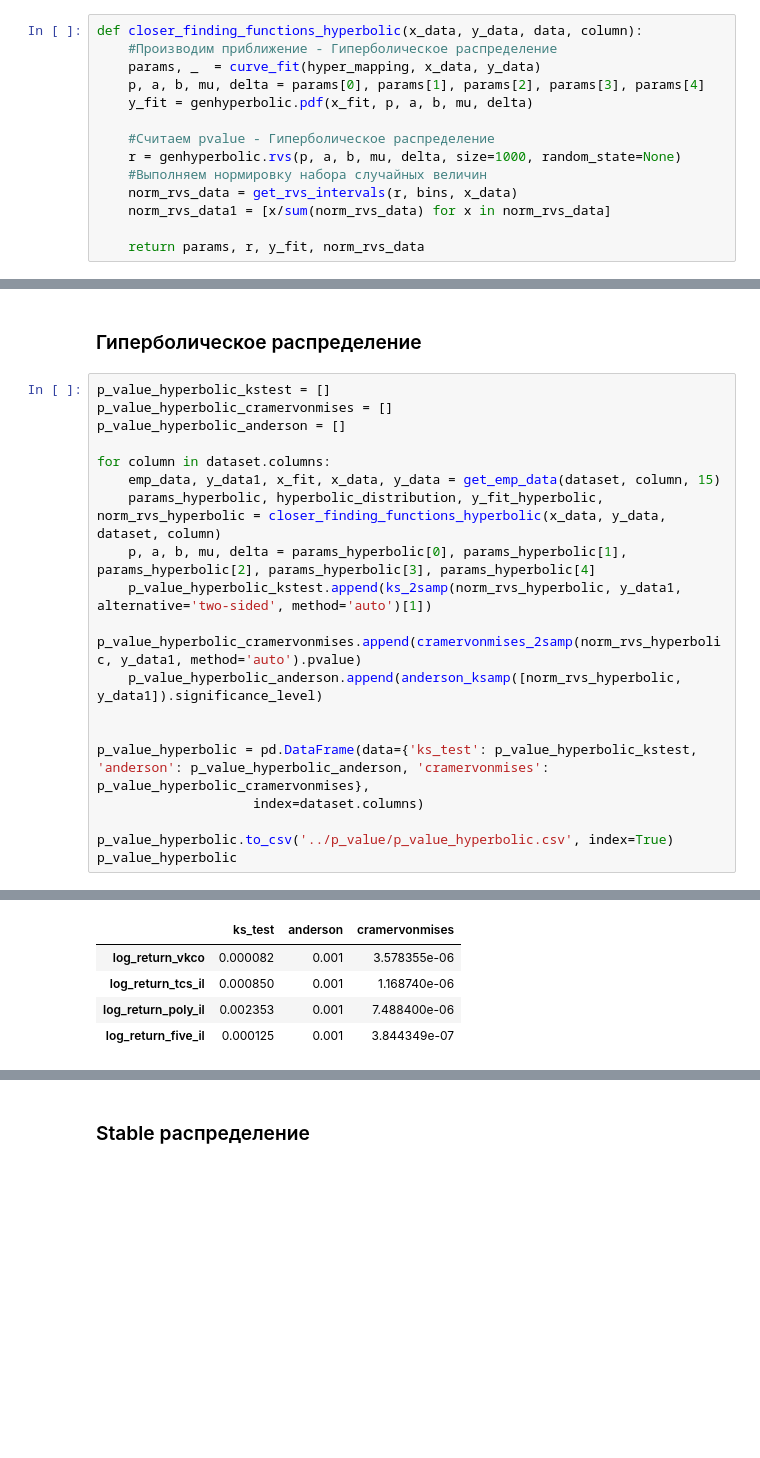
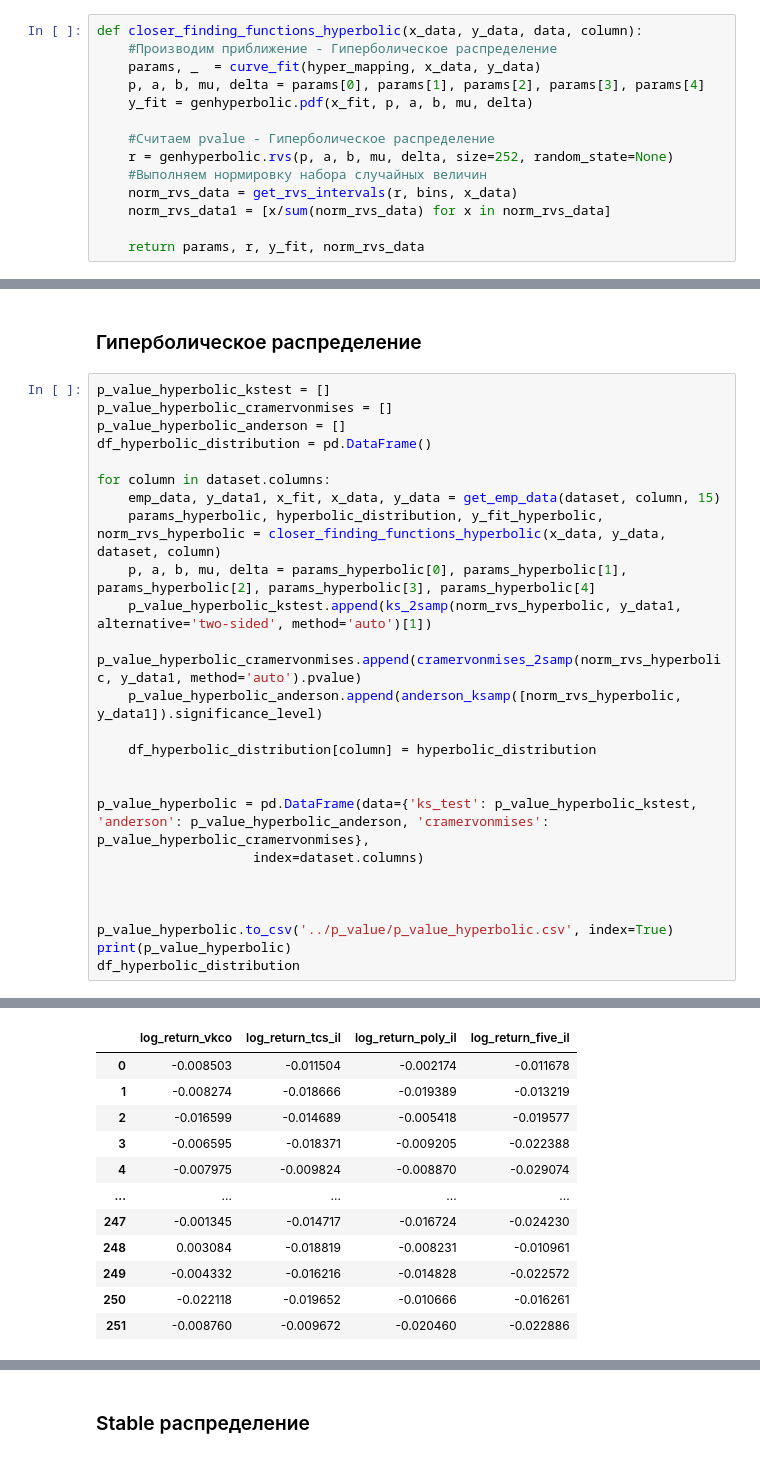
Before and after one commit to ChingisBadmaev/Copula-Models-Comparison-for-Portfolio-Risk-Assessment, a Jupyter notebook: src/approx4.ipynb, the cells around one changed output, grey strips where cells are left out. Drawn from its saved outputs; the diff is of its cells as text; blank space fills up the shorter version.

```diff
--- a/src/approx4.ipynb
+++ b/src/approx4.ipynb
@@ -127,7 +127,7 @@ def closer_finding_functions_hyperbolic(x_data, y_data, data, column):
     y_fit = genhyperbolic.pdf(x_fit, p, a, b, mu, delta)
 
     #Считаем pvalue - Гиперболическое распределение
-    r = genhyperbolic.rvs(p, a, b, mu, delta, size=1000, random_state=None)
+    r = genhyperbolic.rvs(p, a, b, mu, delta, size=252, random_state=None)
     #Выполняем нормировку набора случайных величин
     norm_rvs_data = get_rvs_intervals(r, bins, x_data)
     norm_rvs_data1 = [x/sum(norm_rvs_data) for x in norm_rvs_data]
@@ -187,6 +187,7 @@ def closer_finding_functions_meixner(x_data, data, columns):
 p_value_hyperbolic_kstest = []
 p_value_hyperbolic_cramervonmises = []
 p_value_hyperbolic_anderson = []
+df_hyperbolic_distribution = pd.DataFrame()
 
 for column in dataset.columns:
     emp_data, y_data1, x_fit, x_data, y_data = get_emp_data(dataset, column, 15)
@@ -196,10 +197,15 @@ for column in dataset.columns:
     p_value_hyperbolic_cramervonmises.append(cramervonmises_2samp(norm_rvs_hyperbolic, y_data1, method='auto').pvalue)
     p_value_hyperbolic_anderson.append(anderson_ksamp([norm_rvs_hyperbolic, y_data1]).significance_level)
 
+    df_hyperbolic_distribution[column] = hyperbolic_distribution
+
 
 p_value_hyperbolic = pd.DataFrame(data={'ks_test': p_value_hyperbolic_kstest, 'anderson': p_value_hyperbolic_anderson, 'cramervonmises': p_value_hyperbolic_cramervonmises},
                     index=dataset.columns)
 
+
+
 p_value_hyperbolic.to_csv('../p_value/p_value_hyperbolic.csv', index=True)
-p_value_hyperbolic
+print(p_value_hyperbolic)
+df_hyperbolic_distribution
 # %% [output]
@@ -206,5 +217,12 @@ p_value_hyperbolic
-|  | ks_test | anderson | cramervonmises |
-| log_return_vkco | 0.000082 | 0.001 | 3.578355e-06 |
-| log_return_tcs_il | 0.000850 | 0.001 | 1.168740e-06 |
-| log_return_poly_il | 0.002353 | 0.001 | 7.488400e-06 |
-| log_return_five_il | 0.000125 | 0.001 | 3.844349e-07 |
+|  | log_return_vkco | log_return_tcs_il | log_return_poly_il | log_return_five_il |
+| 0 | -0.008503 | -0.011504 | -0.002174 | -0.011678 |
+| 1 | -0.008274 | -0.018666 | -0.019389 | -0.013219 |
+| 2 | -0.016599 | -0.014689 | -0.005418 | -0.019577 |
+| 3 | -0.006595 | -0.018371 | -0.009205 | -0.022388 |
+| 4 | -0.007975 | -0.009824 | -0.008870 | -0.029074 |
+| ... | ... | ... | ... | ... |
+| 247 | -0.001345 | -0.014717 | -0.016724 | -0.024230 |
+| 248 | 0.003084 | -0.018819 | -0.008231 | -0.010961 |
+| 249 | -0.004332 | -0.016216 | -0.014828 | -0.022572 |
+| 250 | -0.022118 | -0.019652 | -0.010666 | -0.016261 |
+| 251 | -0.008760 | -0.009672 | -0.020460 | -0.022886 |
```
Also changed, not shown: parts of 7 cells of this notebook.
